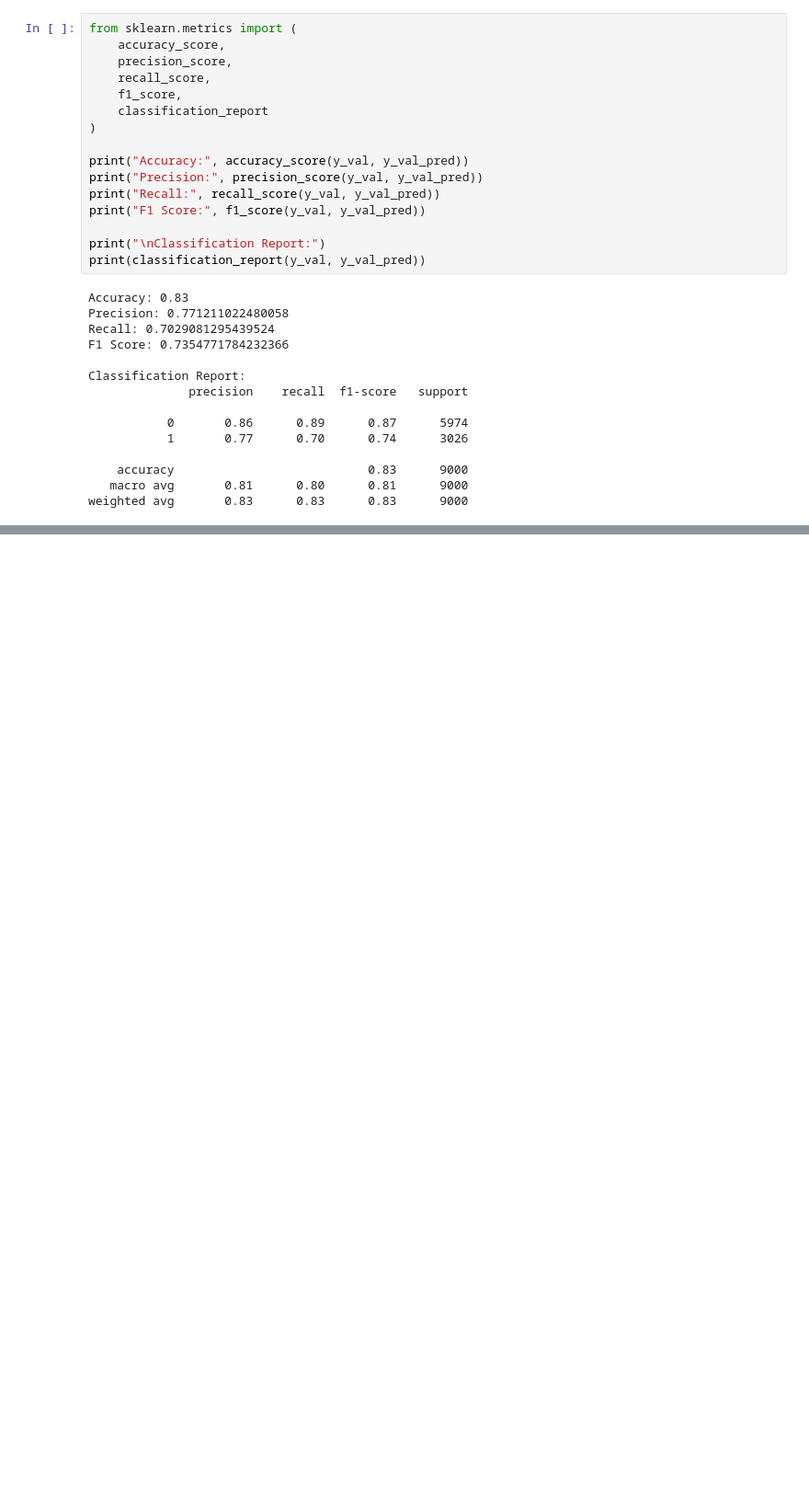
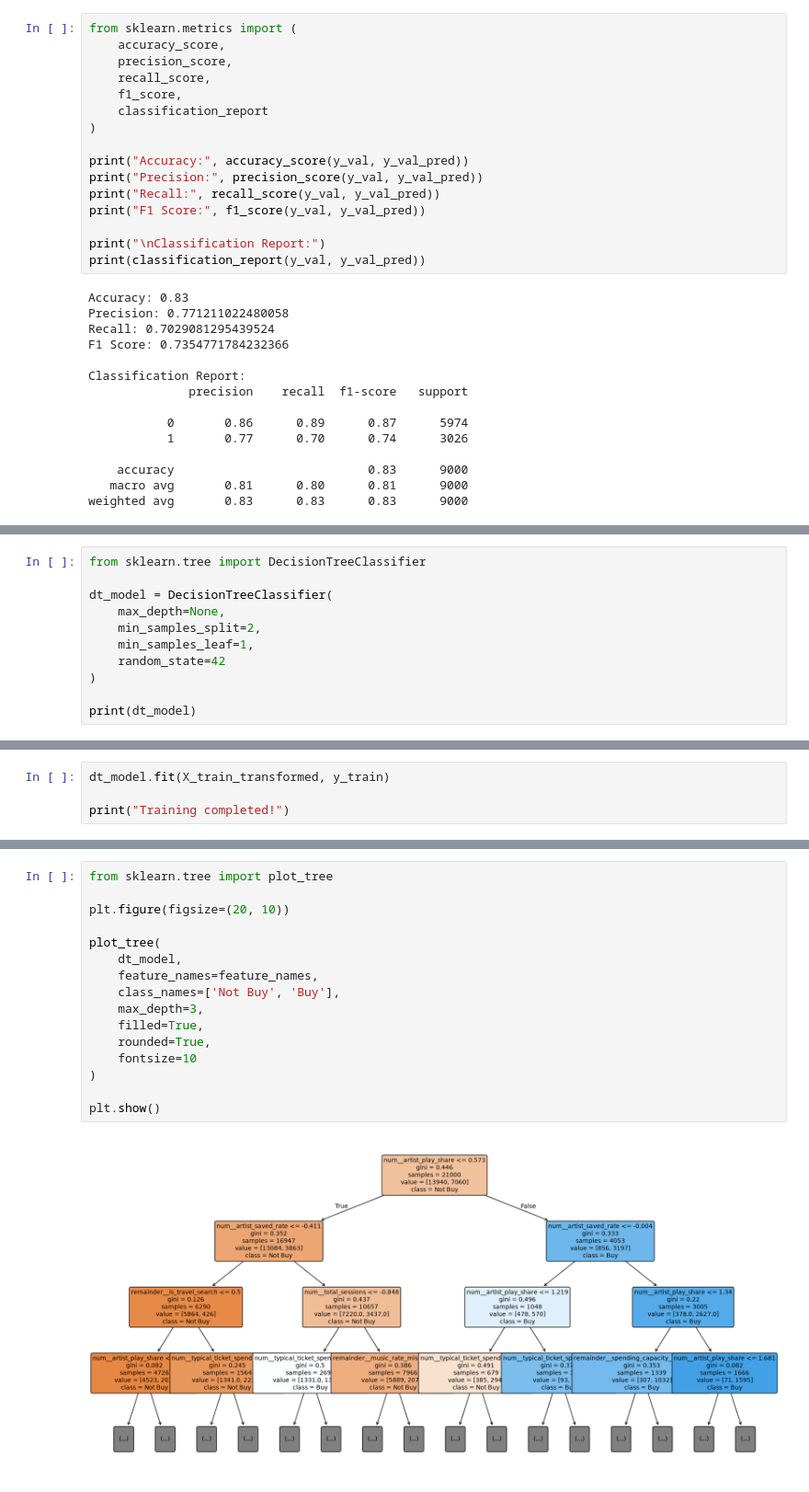
Before and after one commit to tanishka-p0024/DSBA-M1-Data-Challenge, a Jupyter notebook: notebooks/04_data_Modeling.ipynb, the cells around one changed output, grey strips where cells are left out. Shown at 92% size. Saved outputs shown, nothing was run; the diff lists cells and outputs as text; blank space fills up the shorter version.

```diff
--- a/notebooks/04_data_Modeling.ipynb
+++ b/notebooks/04_data_Modeling.ipynb
@@ -360,0 +467,11 @@ weighted avg       0.83      0.83      0.83      9000
+# %%
+from sklearn.tree import DecisionTreeClassifier
+
+dt_model = DecisionTreeClassifier(
+    max_depth=None,
+    min_samples_split=2,
+    min_samples_leaf=1,
+    random_state=42
+)
+
+print(dt_model)
@@ -360,0 +480,4 @@ weighted avg       0.83      0.83      0.83      9000
+# %%
+dt_model.fit(X_train_transformed, y_train)
+
+print("Training completed!")
@@ -360,0 +525,18 @@ weighted avg       0.83      0.83      0.83      9000
+# %%
+from sklearn.tree import plot_tree
+
+plt.figure(figsize=(20, 10))
+
+plot_tree(
+    dt_model,
+    feature_names=feature_names,
+    class_names=['Not Buy', 'Buy'],
+    max_depth=3,
+    filled=True,
+    rounded=True,
+    fontsize=10
+)
+
+plt.show()
+# %% [output]
+[figure, added]
```
Also changed, not shown: parts of 13 cells of this notebook.
